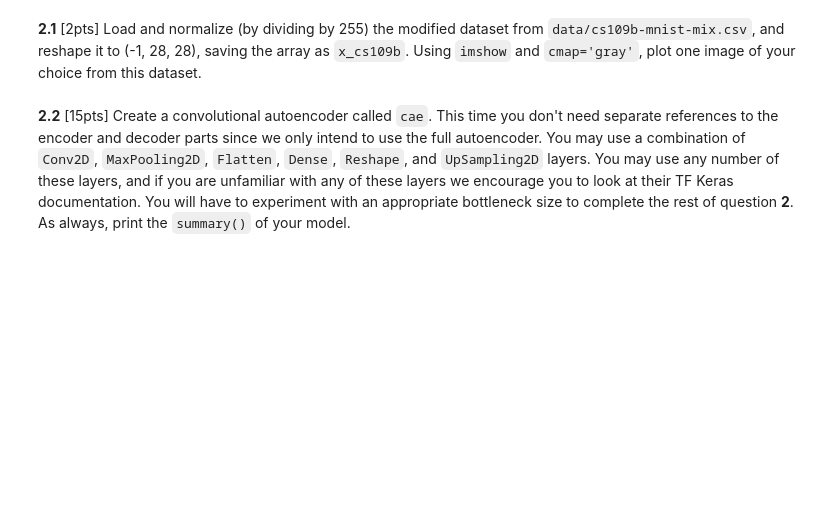
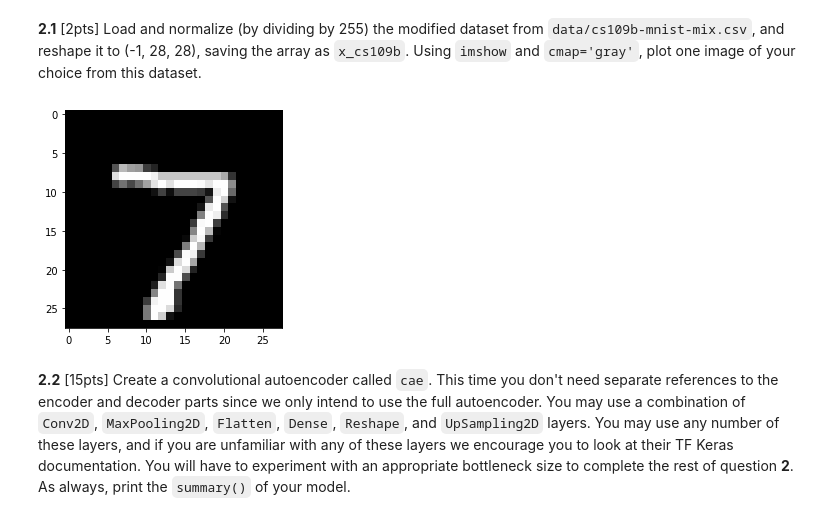
Before and after one commit to Ruby122/2020-CS109B, a Jupyter notebook: content/homeworks/hw05/cs109b-hw5-students.ipynb, the cells around one changed output. Saved outputs shown, nothing was run; the diff lists cells and outputs as text; code cells hidden in the pictures; blank space fills up the shorter version.

```diff
--- a/content/homeworks/hw05/cs109b-hw5-students.ipynb
+++ b/content/homeworks/hw05/cs109b-hw5-students.ipynb
@@ -608,4 +605,14 @@ print(working_dir)
+# %%
+# your code here
+data_path = os.path.join(working_dir, 'data', 'cs109b-mnist-mix.csv')
+# read data and normalize it
+x_raw = np.genfromtxt(data_path, delimiter=',') / 255.0
+x_cs109b = x_raw.reshape((-1, 28,28))
 # %%
 # your code here
+plt.imshow(x_cs109b[0], cmap = 'gray')
+plt.show()
+# %% [output]
+[figure, added]
 # %% [markdown]
 **2.2** [15pts] Create a convolutional autoencoder called `cae`. This time you don't need separate references to the encoder and decoder parts since we only intend to use the full autoencoder. You may use a combination of `Conv2D`, `MaxPooling2D`, `Flatten`, `Dense`, `Reshape`, and `UpSampling2D` layers. You may use any number of these layers, and if you are unfamiliar with any of these layers we encourage you to look at their TF Keras documentation. You will have to experiment with an appropriate bottleneck size to complete the rest of question **2**. As always, print the `summary()` of your model.
```
Also changed, not shown: parts of 30 cells of this notebook, 2 other files.
